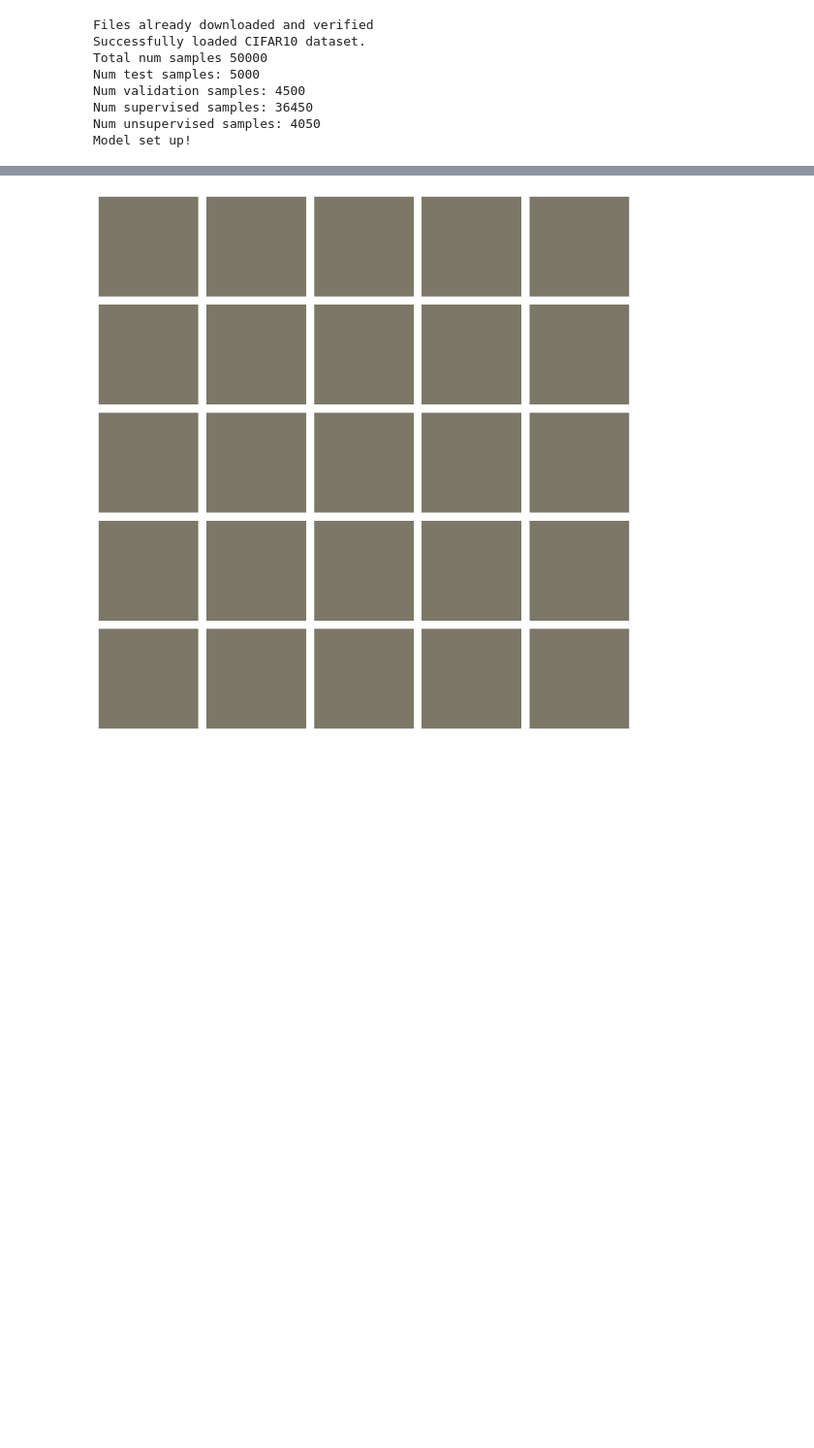
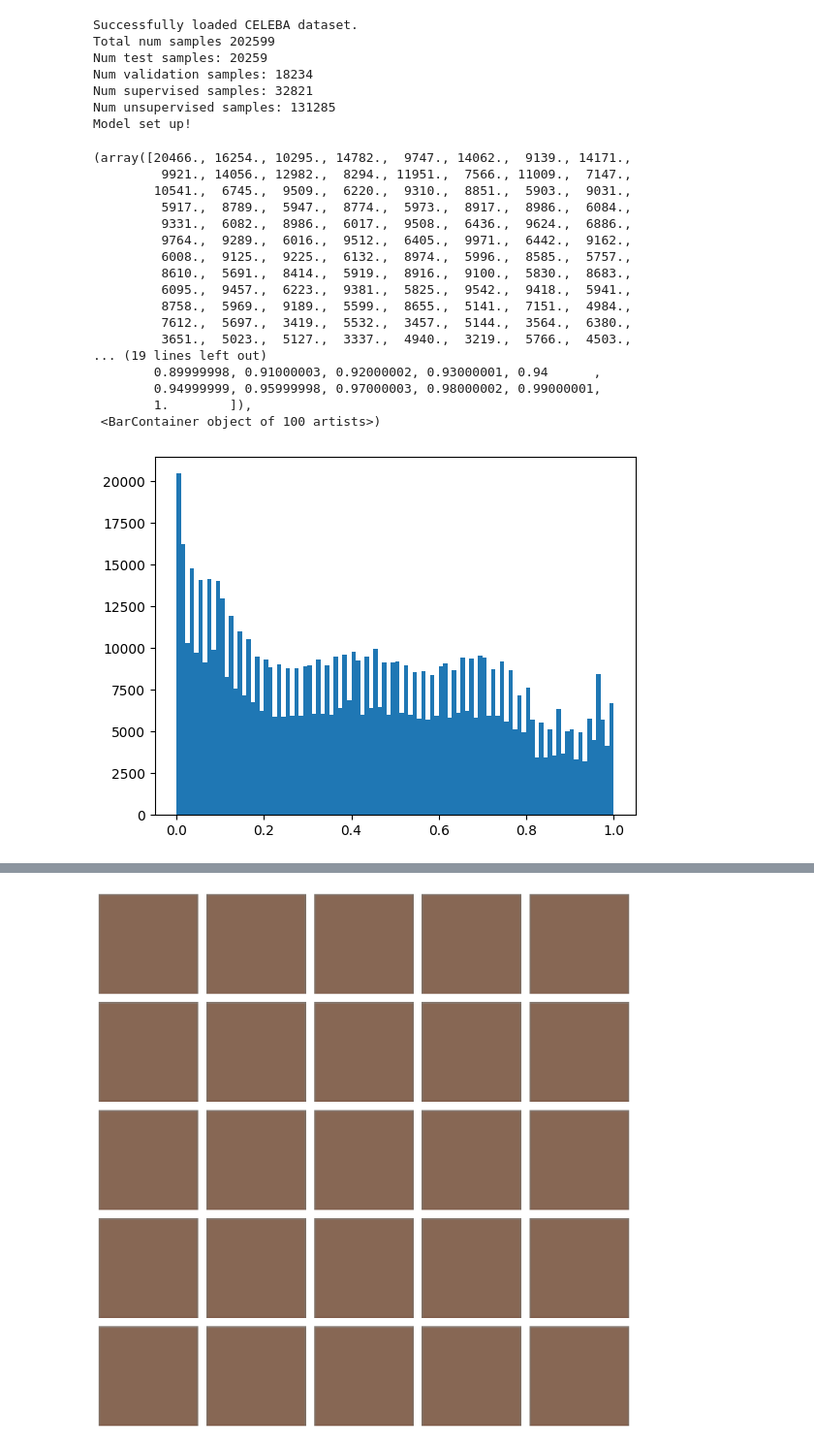
Before and after one commit to MattX20/CCVAE_Jax, a Jupyter notebook: test_ccvae.ipynb, the cells around one changed output, grey strips where cells are left out. Shown: that part at 97% size. Cells and saved outputs as stored; diff of their text form; code cells hidden in the pictures; blank space fills up the shorter version.

```diff
--- a/test_ccvae.ipynb
+++ b/test_ccvae.ipynb
@@ -21,10 +21,10 @@ from numpyro.infer import Predictive
 # %%
 # Set up random seed
 seed = 42
-p_supervised = 0.9
+p_supervised = 0.2
 
 # DATASET
-dataset_name = "CIFAR10" #"MNIST" # use "CIFAR10"
+dataset_name = "CELEBA" #"MNIST" # use "CIFAR10"
 
 config = get_config(dataset_name)
 encoder_class, decoder_class = get_encoder_decoder(dataset_name)
@@ -56,16 +56,36 @@ ccvae = CCVAE(encoder_class,
 )
 print("Model set up!")
 # %% [output]
-Files already downloaded and verified
-Successfully loaded CIFAR10 dataset.
-Total num samples 50000
-Num test samples: 5000
-Num validation samples: 4500
-Num supervised samples: 36450
-Num unsupervised samples: 4050
+Successfully loaded CELEBA dataset.
+Total num samples 202599
+Num test samples: 20259
+Num validation samples: 18234
+Num supervised samples: 32821
+Num unsupervised samples: 131285
 Model set up!
 # %%
 batch = next(iter(loader_dict["validation"]))
+# %%
+plt.hist(batch[0].flatten(), bins=100)
+# %% [output]
+(array([20466., 16254., 10295., 14782.,  9747., 14062.,  9139., 14171.,
+         9921., 14056., 12982.,  8294., 11951.,  7566., 11009.,  7147.,
+        10541.,  6745.,  9509.,  6220.,  9310.,  8851.,  5903.,  9031.,
+         5917.,  8789.,  5947.,  8774.,  5973.,  8917.,  8986.,  6084.,
+         9331.,  6082.,  8986.,  6017.,  9508.,  6436.,  9624.,  6886.,
+         9764.,  9289.,  6016.,  9512.,  6405.,  9971.,  6442.,  9162.,
+         6008.,  9125.,  9225.,  6132.,  8974.,  5996.,  8585.,  5757.,
+         8610.,  5691.,  8414.,  5919.,  8916.,  9100.,  5830.,  8683.,
+         6095.,  9457.,  6223.,  9381.,  5825.,  9542.,  9418.,  5941.,
+         8758.,  5969.,  9189.,  5599.,  8655.,  5141.,  7151.,  4984.,
+         7612.,  5697.,  3419.,  5532.,  3457.,  5144.,  3564.,  6380.,
+         3651.,  5023.,  5127.,  3337.,  4940.,  3219.,  5766.,  4503.,
+... (19 lines left out)
+        0.89999998, 0.91000003, 0.92000002, 0.93000001, 0.94      ,
+        0.94999999, 0.95999998, 0.97000003, 0.98000002, 0.99000001,
+        1.        ]),
+ <BarContainer object of 100 artists>)
+[figure, added]
 # %%
 folder_path = Path("./model_weights")
 save_path = "ccvae_" + dataset_name + "_p_supervised_" + str(p_supervised) + ".pkl"
```
Also changed, not shown: parts of 5 cells of this notebook, 4 other files.
